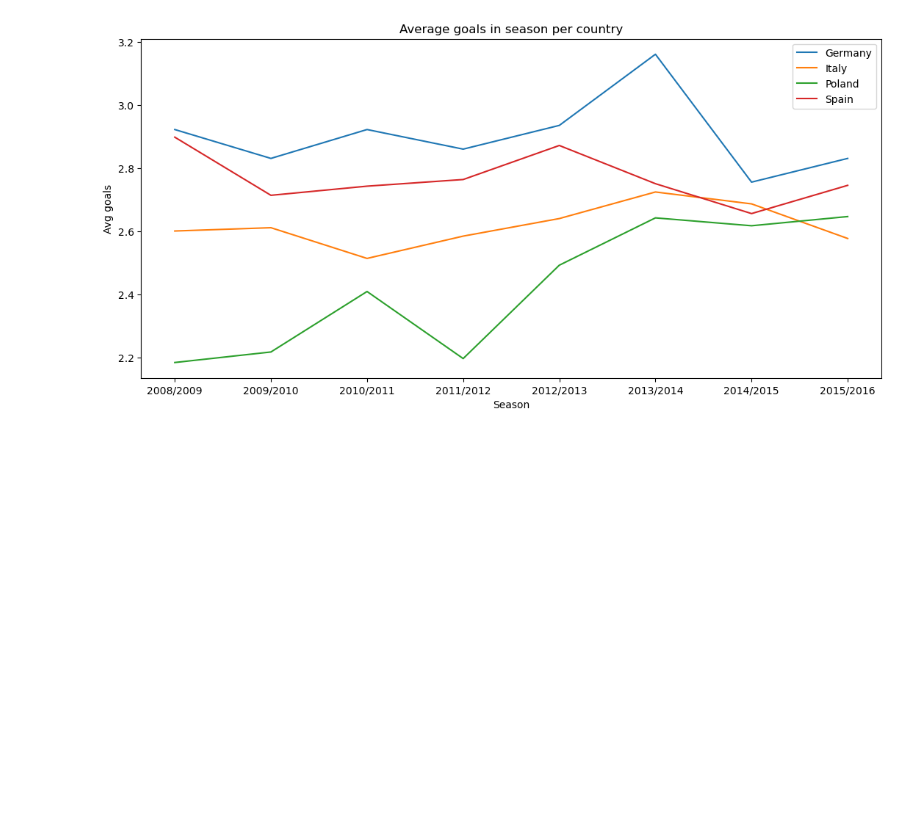
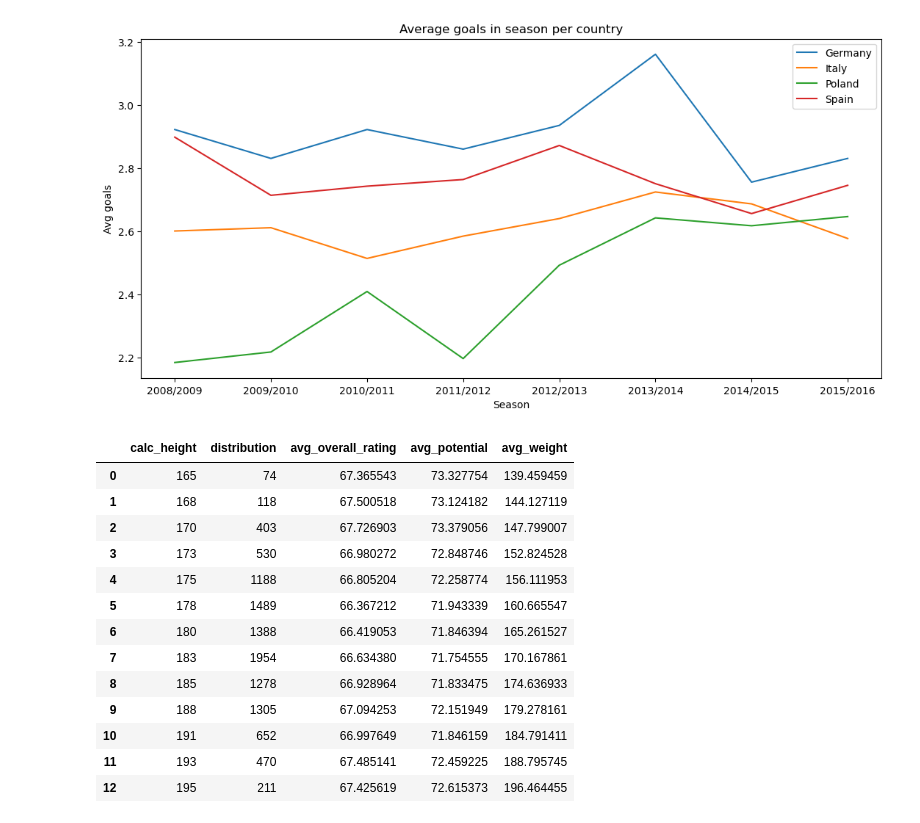
Before and after one commit to zafchiel/datas-notebooks, a Jupyter notebook: eu-football/analysis.ipynb, the cells around one changed output. Saved outputs shown, nothing was run; the diff lists cells and outputs as text; code cells hidden in the pictures; blank space fills up the shorter version.

```diff
--- a/eu-football/analysis.ipynb
+++ b/eu-football/analysis.ipynb
@@ -175,3 +175,43 @@ df_country_avg.plot(figsize=(13,6), title='Average goals in season per country',
 # %% [output]
 <Axes: title={'center': 'Average goals in season per country'}, xlabel='Season', ylabel='Avg goals'>
 [figure]
+# %%
+%%sql
+SELECT
+    CASE
+        WHEN ROUND(height) < 165 THEN 165
+        WHEN ROUND(height) > 195 THEN 195
+        ELSE ROUND(height)
+    END AS calc_height,
+    COUNT(height) AS distribution,
+    AVG(PA_Grouped.avg_overall_rating) AS avg_overall_rating,
+    AVG(PA_Grouped.avg_potential) AS avg_potential,
+    AVG(weight) AS avg_weight
+FROM Player
+LEFT JOIN
+    (
+        SELECT
+            Player_Attributes.player_api_id,
+            AVG(Player_Attributes.overall_rating) AS avg_overall_rating,
+            AVG(Player_Attributes.potential) AS avg_potential
+        FROM Player_Attributes
+        GROUP BY Player_Attributes.player_api_id
+    ) AS PA_Grouped
+    ON Player.player_api_id = PA_Grouped.player_api_id
+GROUP BY calc_height
+ORDER BY calc_height
+# %% [output]
+|  | calc_height | distribution | avg_overall_rating | avg_potential | avg_weight |
+| 0 | 165 | 74 | 67.365543 | 73.327754 | 139.459459 |
+| 1 | 168 | 118 | 67.500518 | 73.124182 | 144.127119 |
+| 2 | 170 | 403 | 67.726903 | 73.379056 | 147.799007 |
+| 3 | 173 | 530 | 66.980272 | 72.848746 | 152.824528 |
+| 4 | 175 | 1188 | 66.805204 | 72.258774 | 156.111953 |
+| 5 | 178 | 1489 | 66.367212 | 71.943339 | 160.665547 |
+| 6 | 180 | 1388 | 66.419053 | 71.846394 | 165.261527 |
+| 7 | 183 | 1954 | 66.634380 | 71.754555 | 170.167861 |
+| 8 | 185 | 1278 | 66.928964 | 71.833475 | 174.636933 |
+| 9 | 188 | 1305 | 67.094253 | 72.151949 | 179.278161 |
+| 10 | 191 | 652 | 66.997649 | 71.846159 | 184.791411 |
+| 11 | 193 | 470 | 67.485141 | 72.459225 | 188.795745 |
+| 12 | 195 | 211 | 67.425619 | 72.615373 | 196.464455 |
```
Also changed, not shown: parts of 1 cell of this notebook.
